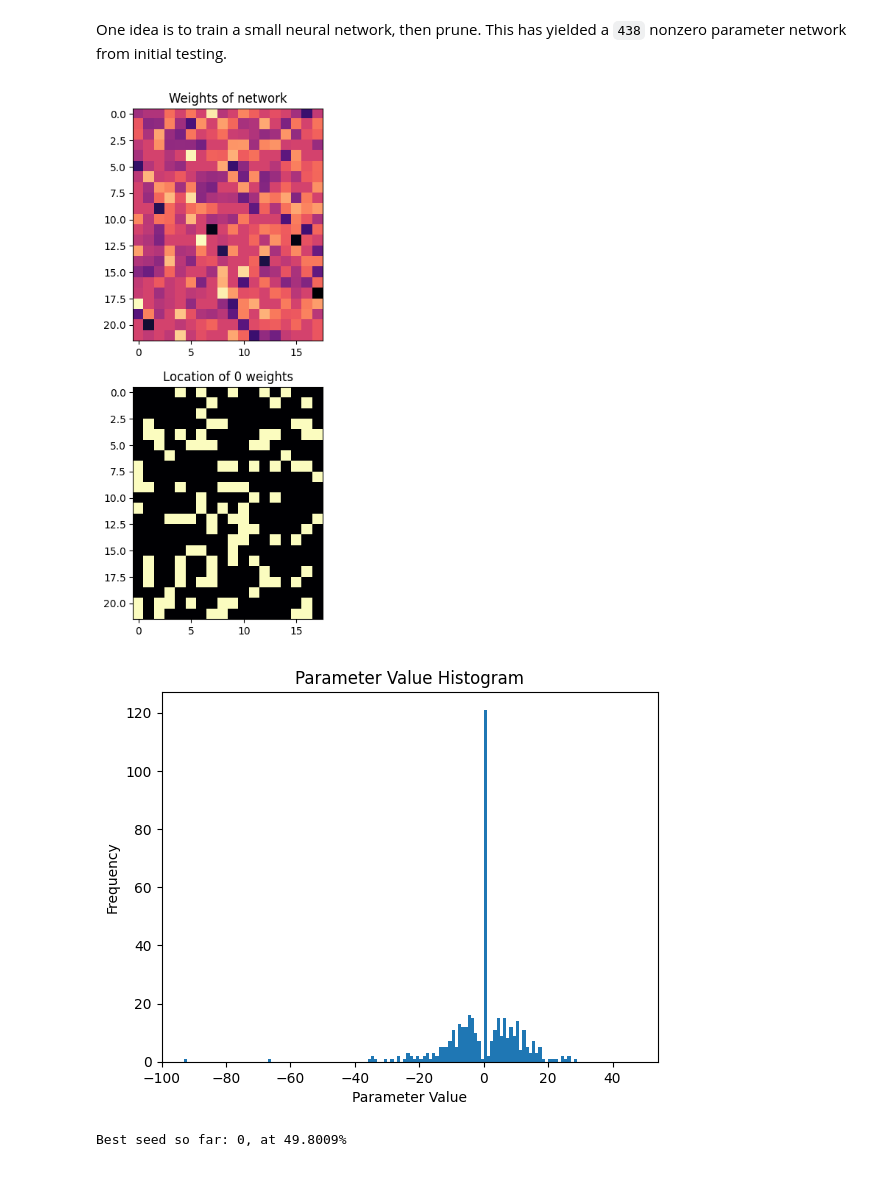
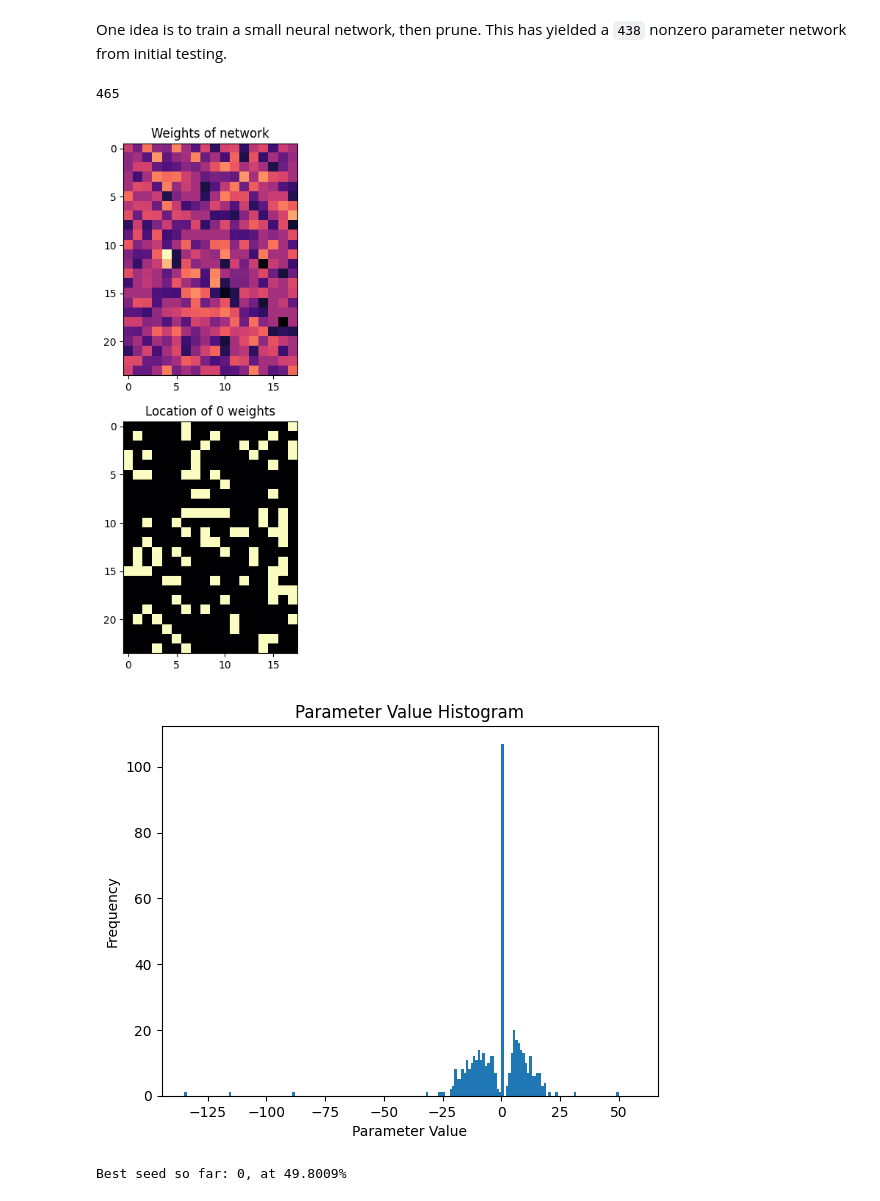
Before and after one commit to JackHanke/smalltictactoe, a Jupyter notebook: workspace.ipynb, the cells around one changed output. Cells and saved outputs as stored; diff of their text form; code cells hidden in the pictures.

```diff
--- a/workspace.ipynb
+++ b/workspace.ipynb
@@ -2,6 +2,24 @@
 # Small TTT EDA
 # %% [markdown]
 One idea is to train a small neural network, then prune. This has yielded a `438` nonzero parameter network from initial testing.
+# %%
+import torch
+from models.nn import TicTacToeNet
+
+DEVICE = torch.device('cuda' if torch.cuda.is_available() else 'cpu')
+
+HIDDEN_DIMS = [24]
+# HIDDEN_DIMS = [16,16]
+rep_length = 9
+model = TicTacToeNet(
+    hidden_sizes=HIDDEN_DIMS,
+    input_size=rep_length
+).to(DEVICE)
+
+num_params = sum(p.numel() for p in model.parameters())
+num_params
+# %% [output]
+465
 # %%
 import json
 import numpy as np
@@ -19,21 +37,22 @@ np.savetxt('data/fixed_arr.txt', X)
 # %%
 import torch
 import matplotlib.pyplot as plt
 import numpy as np
 from math import floor, ceil
 
 from models.nn import TicTacToeNet
 from models.plot_weights import plot_weights
 
-model = TicTacToeNet(hidden_sizes=[22], input_size=9)
-# PATH = '/Users/jack/vault/software/smalltictactoe/models/checkpoints/nn_[9, 32, 9]_617_2026-05-03-13:18:18.pth'
-# PATH = '/Users/jack/vault/software/smalltictactoe/models/checkpoints/nn_gen48_nonz460_[9, 32, 9].pth'
-PATH = '/home/jack/vault/software/smalltictactoe/models/checkpoints/nn_gen20_nonz308_[9, 22, 9].pth'
+model = TicTacToeNet(
+    hidden_sizes=[24],
+    input_size=9
+)
+PATH = '/home/jack/vault/software/smalltictactoe/models/checkpoints/pruning/nn_nonz_358_465_[9, 24, 9].pth'
 model.load_state_dict(torch.load(PATH, weights_only=True))
 
 plot_weights(model, ispruned=True)
 # %% [output]
-[figure, old version]
+[figure, new version]
 # %%
 params = []
 for param in model.parameters(): params.extend(param.flatten().tolist())
@@ -43,7 +62,7 @@ plt.xlabel('Parameter Value')
 plt.ylabel('Frequency')
 print()
 # %% [output]
-[figure, old version]
+[figure, new version]
 # %%
 # plot the parameter, accuracy curve
 import torch
```
Also changed, not shown: 35 other files.
